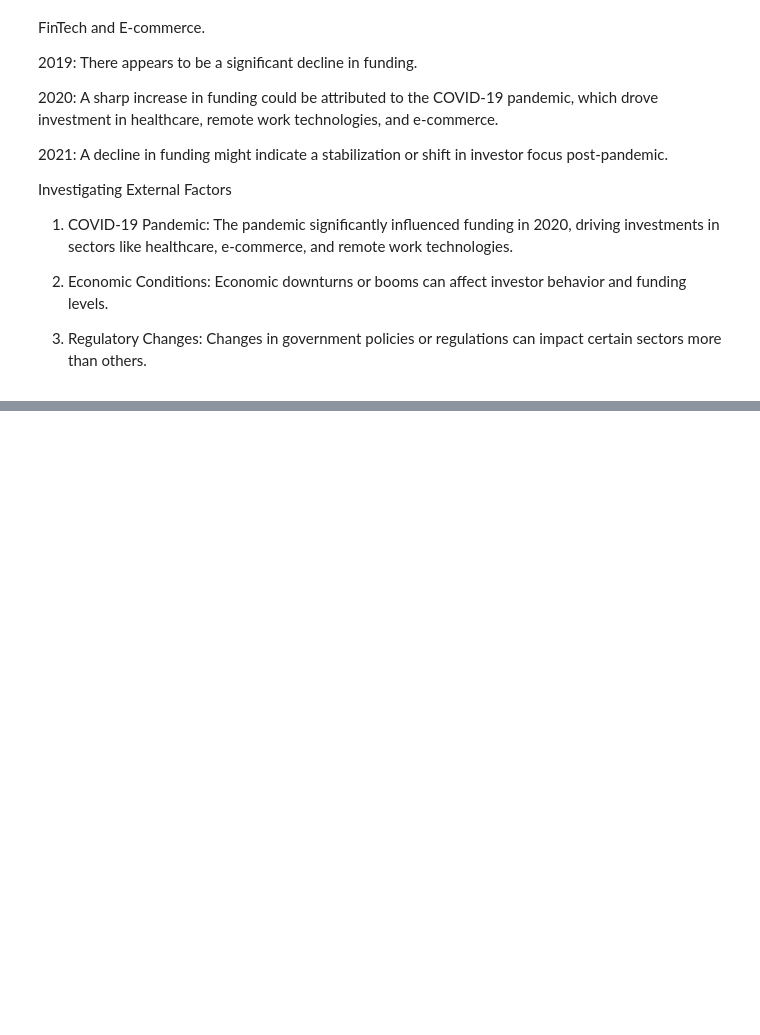
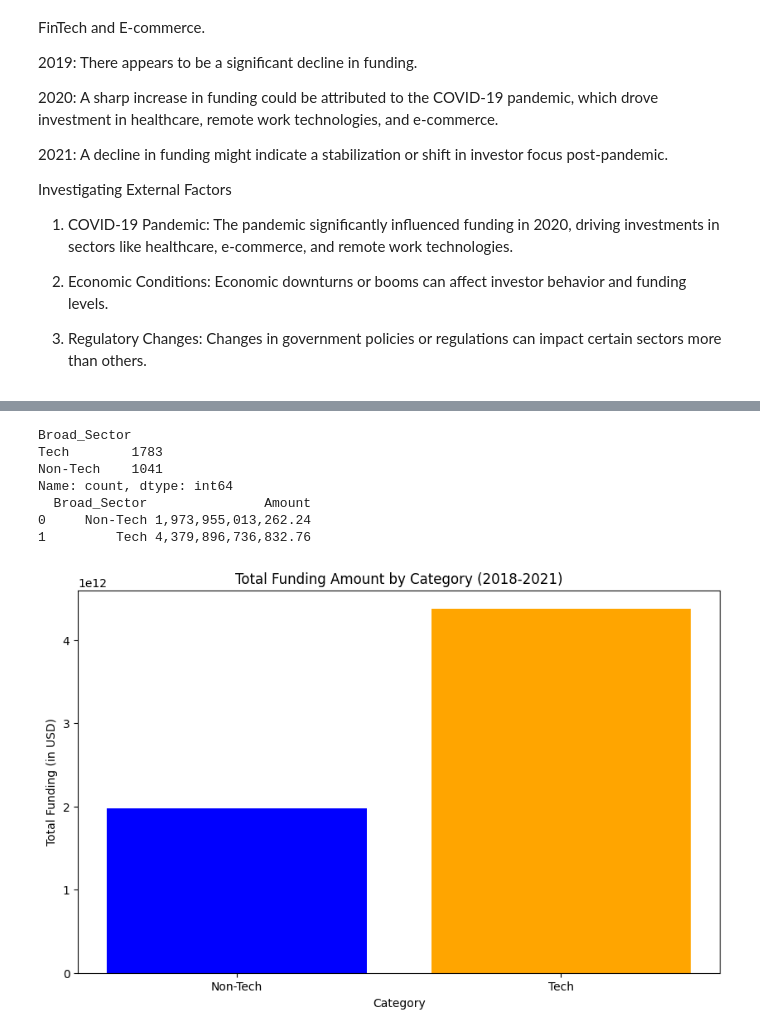
Before and after one commit to MillicentAgyir/Team-Belize-Live-Project-1, a Jupyter notebook: Notebooks/my_notebook.ipynb, the cells around one changed output, grey strips where cells are left out. Cells and saved outputs as stored; diff of their text form; code cells hidden in the pictures; blank space fills up the shorter version.

```diff
--- a/Notebooks/my_notebook.ipynb
+++ b/Notebooks/my_notebook.ipynb
@@ -801,3 +807,83 @@ Investigating External Factors
      a. Compare the total funding amounts received by Technology related startups.
 
      b. Perform statistical analysis to determine if the differences in the funding amounts are significant.
+# %%
+
+import scipy.stats as stats
+# Define tech-related keywords
+tech_keywords = [
+    'tech', 'software', 'computing', 'cybersecurity', 'cloud', 'digital',
+    'ai', 'ml', 'robotics', 'blockchain', 'e-commerce', 'internet',
+    'mobile', 'apps', 'data', 'analytics', 'big data', 'iot',
+    'internet of things', 'wearables', 'fintech', 'biotech', 'edtech',
+    'medtech', 'agritech', 'healthtech', 'cleantech', 'green tech',
+    'saas', 'paas', 'iaas', 'devops', 'infotech', 'vr', 'ar',
+    'virtual reality', 'augmented reality', 'drones', 'autonomous',
+    'self-driving', 'quantum', 'quantum computing', 'nanotech',
+    'nanotechnology', 'telecom', 'telecommunications', 'networking',
+    'opensource', 'open source', 'crm', 'erp', 'automation',
+    'microservices', 'containers', 'blockchain', 'cryptocurrency',
+    'digital currency', 'smart contracts', 'cyber', 'computational',
+    'genomics', 'bioinformatics', 'machine learning', 'artificial intelligence',
+    'deep learning', 'neural networks', 'genetics', 'hpc',
+    'high-performance computing', 'edge computing', '5g', '4g',
+    'web development', 'backend', 'frontend', 'full stack',
+    'virtualization', 'augmented reality', 'mixed reality', 'robotic process automation',
+    'business intelligence', 'cloud computing', 'video games',
+    'gaming', 'social media', 'streaming', 'content delivery',
+    'infosec', 'information security', 'biometrics', 'sensor technology'
+]
+
+
+# Function to classify sector based on keywords
+def classify_sector(sector, tech_keywords):
+    for keyword in tech_keywords:
+        if keyword in sector:
+            return 'Tech'
+    return 'Non-Tech'
+
+# Apply classification to each sector
+combined_data['Broad_Sector'] = combined_data['Sector'].apply(lambda x: classify_sector(x, tech_keywords))
+
+# Display the classification counts
+print(combined_data['Broad_Sector'].value_counts())
+
+# Calculate total funding for each category
+total_funding = combined_data.groupby('Broad_Sector')['Amount'].sum().reset_index()
+
+# Display the total funding for each category
+print(total_funding)
+
+# Plot total funding for each category
+plt.figure(figsize=(10, 6))
+plt.bar(total_funding['Broad_Sector'], total_funding['Amount'], color=['blue', 'orange'])
+plt.xlabel('Category')
+plt.ylabel('Total Funding (in USD)')
+plt.title('Total Funding Amount by Category (2018-2021)')
+plt.show()
+
+# Extract funding amounts for each category
+tech_funding = combined_data[combined_data['Broad_Sector'] == 'Tech']['Amount']
+non_tech_funding = combined_data[combined_data['Broad_Sector'] == 'Non-Tech']['Amount']
+
+# Perform independent t-test
+t_stat, p_value = stats.ttest_ind(tech_funding, non_tech_funding, equal_var=False)
+
+# Display the results
+print(f"T-statistic: {t_stat}")
+print(f"P-value: {p_value}")
+
+# Interpretation
+if p_value < 0.05:
+    print("There is a significant difference in the funding amounts between Technology and Non-Technology startups.")
+else:
+    print("There is no significant difference in the funding amounts between Technology and Non-Technology startups.")
+# %% [output]
+Broad_Sector
+Tech        1783
+Non-Tech    1041
+Name: count, dtype: int64
+  Broad_Sector               Amount
+0     Non-Tech 1,973,955,013,262.24
+1         Tech 4,379,896,736,832.76
+[figure, added]
```
Also changed, not shown: parts of 17 cells of this notebook.
